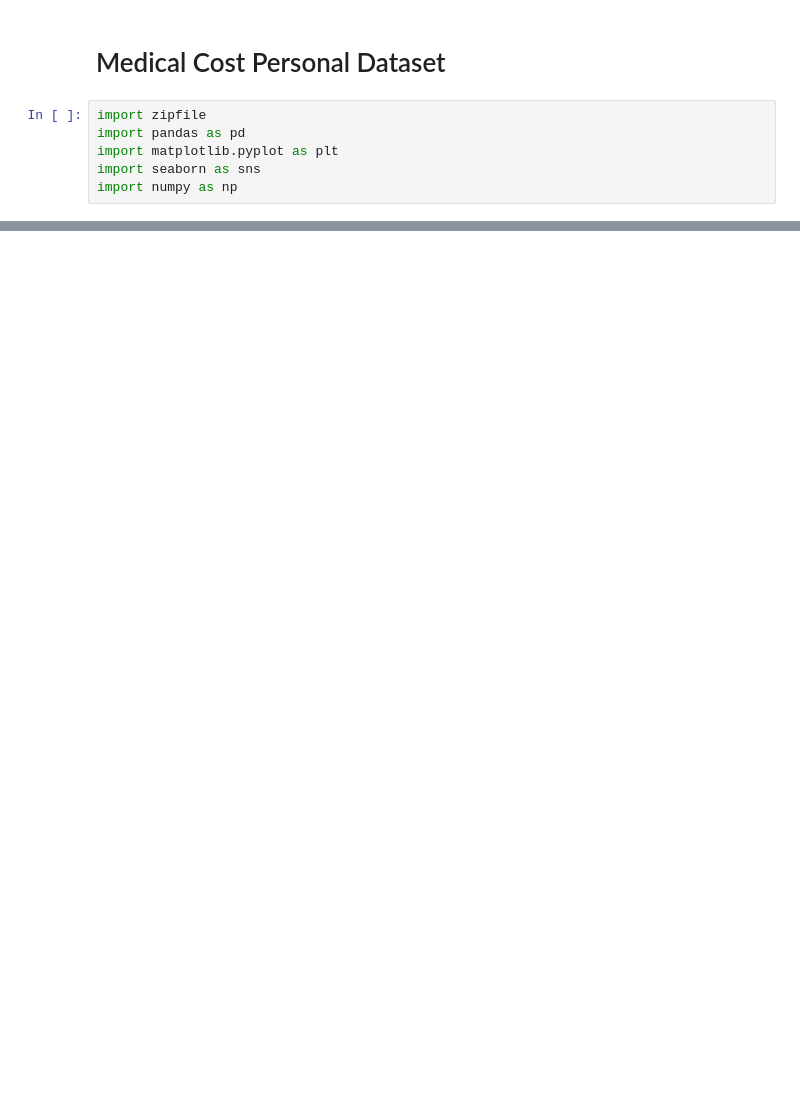
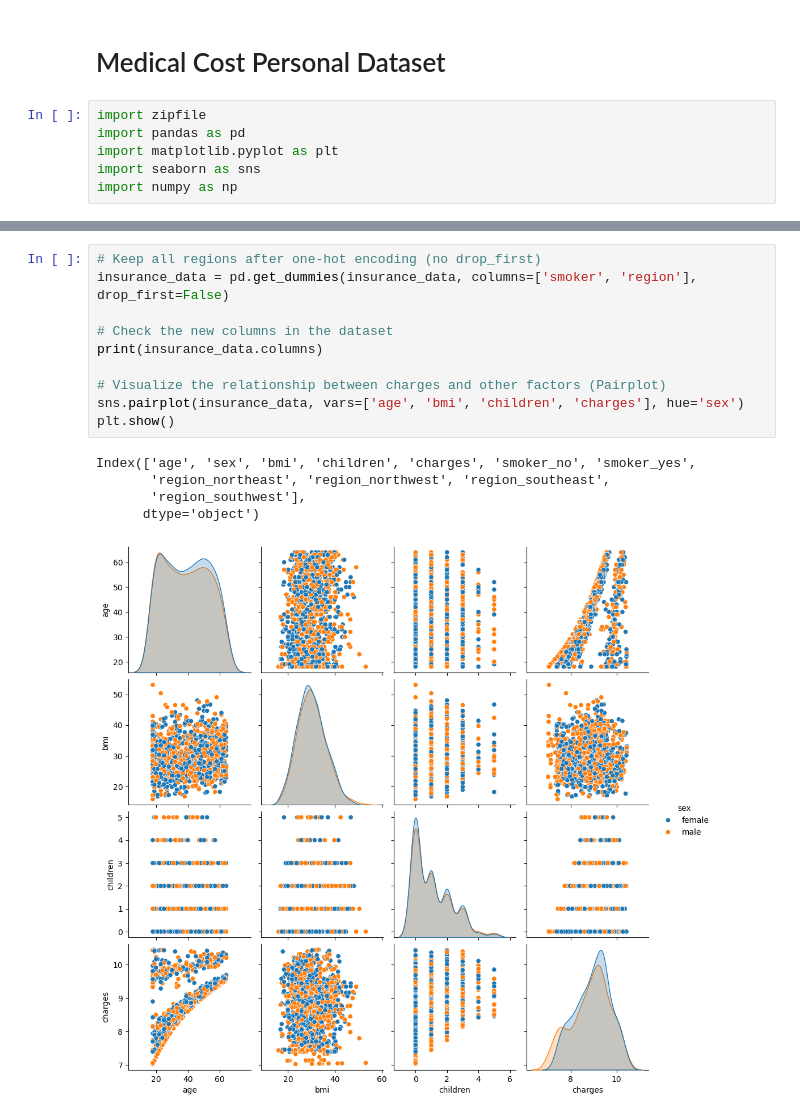
Before and after one commit to MiltonGreat/Medical-Cost-Personal-Dataset, a Jupyter notebook: Medical Cost Personal Dataset.ipynb, the cells around one changed output, grey strips where cells are left out. Saved outputs shown, nothing was run; the diff lists cells and outputs as text; blank space fills up the shorter version.

```diff
--- a/Medical Cost Personal Dataset.ipynb
+++ b/Medical Cost Personal Dataset.ipynb
@@ -100,0 +130,16 @@ Passing `palette` without assigning `hue` is deprecated and will be removed in v
+# %%
+# Keep all regions after one-hot encoding (no drop_first)
+insurance_data = pd.get_dummies(insurance_data, columns=['smoker', 'region'], drop_first=False)
+
+# Check the new columns in the dataset
+print(insurance_data.columns)
+
+# Visualize the relationship between charges and other factors (Pairplot)
+sns.pairplot(insurance_data, vars=['age', 'bmi', 'children', 'charges'], hue='sex')
+plt.show()
+# %% [output]
+Index(['age', 'sex', 'bmi', 'children', 'charges', 'smoker_no', 'smoker_yes',
+       'region_northeast', 'region_northwest', 'region_southeast',
+       'region_southwest'],
+      dtype='object')
+[figure, added]
```
Also changed, not shown: parts of 8 cells of this notebook.
